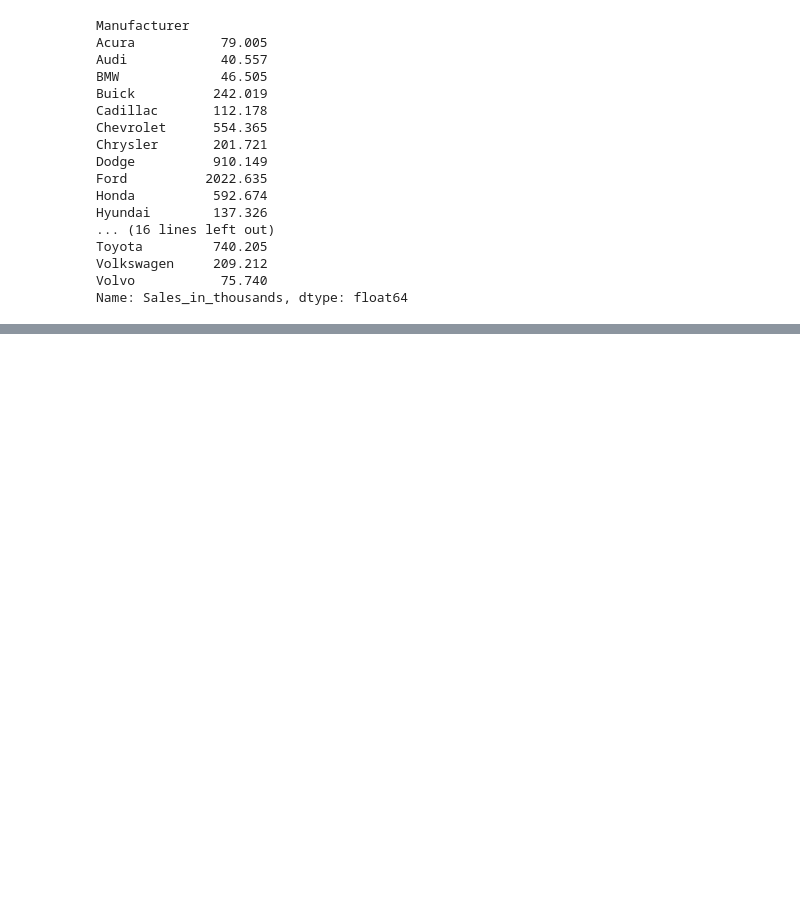
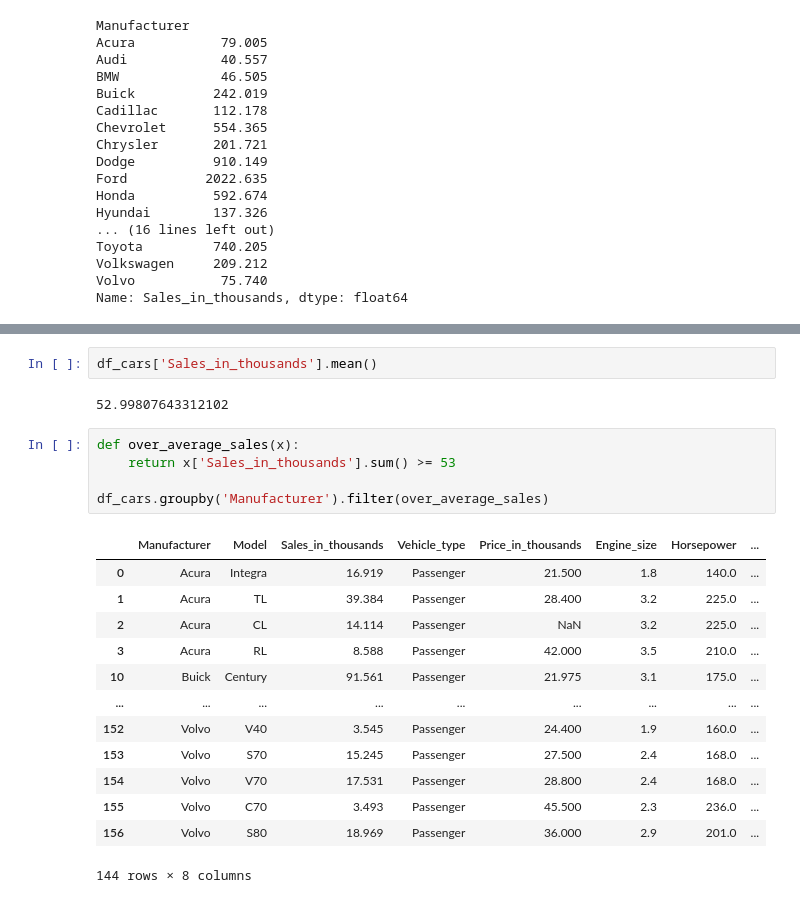
Before and after one commit to Stan-is-the-man/Data_science_bootcamp_2023, a Jupyter notebook: GroupBY_and_aggregate_functions.ipynb, the cells around one changed output, grey strips where cells are left out. Drawn from its saved outputs; the diff is of its cells as text; blank space fills up the shorter version.

Commit message:
'filter()'

```diff
--- a/GroupBY_and_aggregate_functions.ipynb
+++ b/GroupBY_and_aggregate_functions.ipynb
@@ -539,0 +705,23 @@ sales_in_real_values.rename(columns={'Sales_in_thousands': 'Sales',
+# %%
+df_cars['Sales_in_thousands'].mean()
+# %% [output]
+52.99807643312102
+# %%
+def over_average_sales(x):
+    return x['Sales_in_thousands'].sum() >= 53
+
+df_cars.groupby('Manufacturer').filter(over_average_sales)
+# %% [output]
+|  | Manufacturer | Model | Sales_in_thousands | Vehicle_type | Price_in_thousands | Engine_size | Horsepower | ... |
+| 0 | Acura | Integra | 16.919 | Passenger | 21.500 | 1.8 | 140.0 | ... |
+| 1 | Acura | TL | 39.384 | Passenger | 28.400 | 3.2 | 225.0 | ... |
+| 2 | Acura | CL | 14.114 | Passenger | NaN | 3.2 | 225.0 | ... |
+| 3 | Acura | RL | 8.588 | Passenger | 42.000 | 3.5 | 210.0 | ... |
+| 10 | Buick | Century | 91.561 | Passenger | 21.975 | 3.1 | 175.0 | ... |
+| ... | ... | ... | ... | ... | ... | ... | ... | ... |
+| 152 | Volvo | V40 | 3.545 | Passenger | 24.400 | 1.9 | 160.0 | ... |
+| 153 | Volvo | S70 | 15.245 | Passenger | 27.500 | 2.4 | 168.0 | ... |
+| 154 | Volvo | V70 | 17.531 | Passenger | 28.800 | 2.4 | 168.0 | ... |
+| 155 | Volvo | C70 | 3.493 | Passenger | 45.500 | 2.3 | 236.0 | ... |
+| 156 | Volvo | S80 | 18.969 | Passenger | 36.000 | 2.9 | 201.0 | ... |
+144 rows × 8 columns
```
Also changed, not shown: parts of 14 cells of this notebook.
